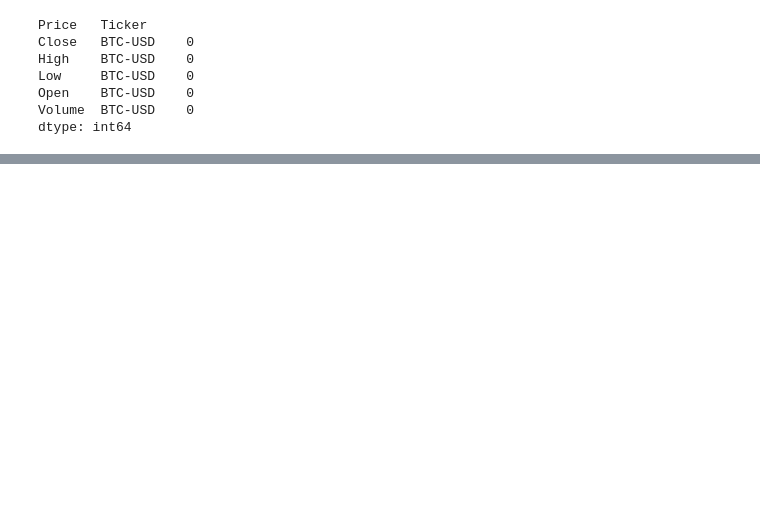
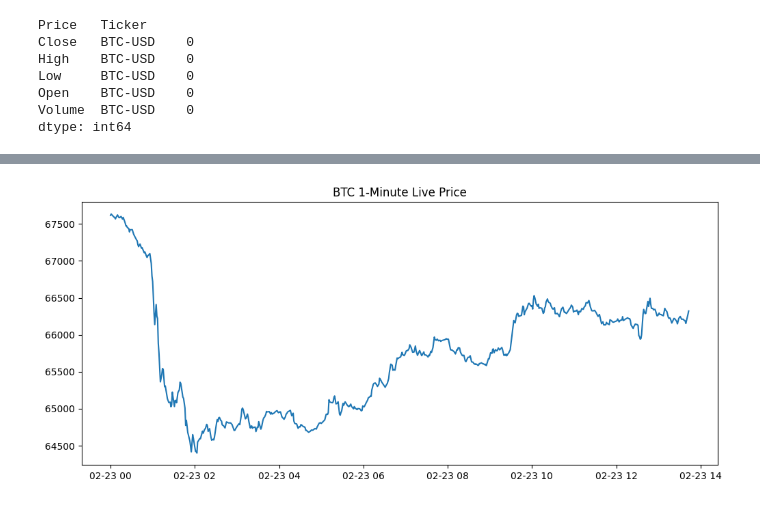
Before and after one commit to karamjass/CryptoCurrency-dashboard, a Jupyter notebook: model.ipynb, the cells around one changed output, grey strips where cells are left out. Drawn from its saved outputs; the diff is of its cells as text; code cells hidden in the pictures; blank space fills up the shorter version.

```diff
--- a/model.ipynb
+++ b/model.ipynb
@@ -3,8 +3,9 @@
 # %%
 import yfinance as yf # to import data from yahoo of finance
 # %%
-# to download the data of bitcoin from 1st Jan 2020 to 21st Feb 2026
-btc = yf.download('BTC-USD',start='2020-01-01', end='2026-02-21')
-print(btc.head())
+# to download the data of bitcoin
+import yfinance as yf
+
+btc = yf.download("BTC-USD", period="1d", interval="1m")
 # %% [output]
 [*********************100%***********************]  1 of 1 completed
@@ -19,3 +12,5 @@ Date
+# %%
+btc.columns = btc.columns.get_level_values(0)
 # %%
 btc.isnull().sum() # to check if there is any null value in the data
 # %% [output]
@@ -109,2 +25,0 @@ plt.show()
-# %%
-btc['Volatility'] = btc['Returns'].rolling(30).std() #To check the fluctuation of last 30 days price using return by moving averages
@@ -122,2 +25,0 @@ plt.show()
-# %%
-btc = btc.dropna()
@@ -328,0 +61,9 @@ joblib.dump(model_lstm, 'lstm_model.pkl') # to save the lstm
+# %%
+import matplotlib.pyplot as plt
+
+plt.figure(figsize=(12,5))
+plt.plot(series)
+plt.title("BTC 1-Minute Live Price")
+plt.show()
+# %% [output]
+[figure, added]
```
Also changed, not shown: parts of 34 cells of this notebook.
